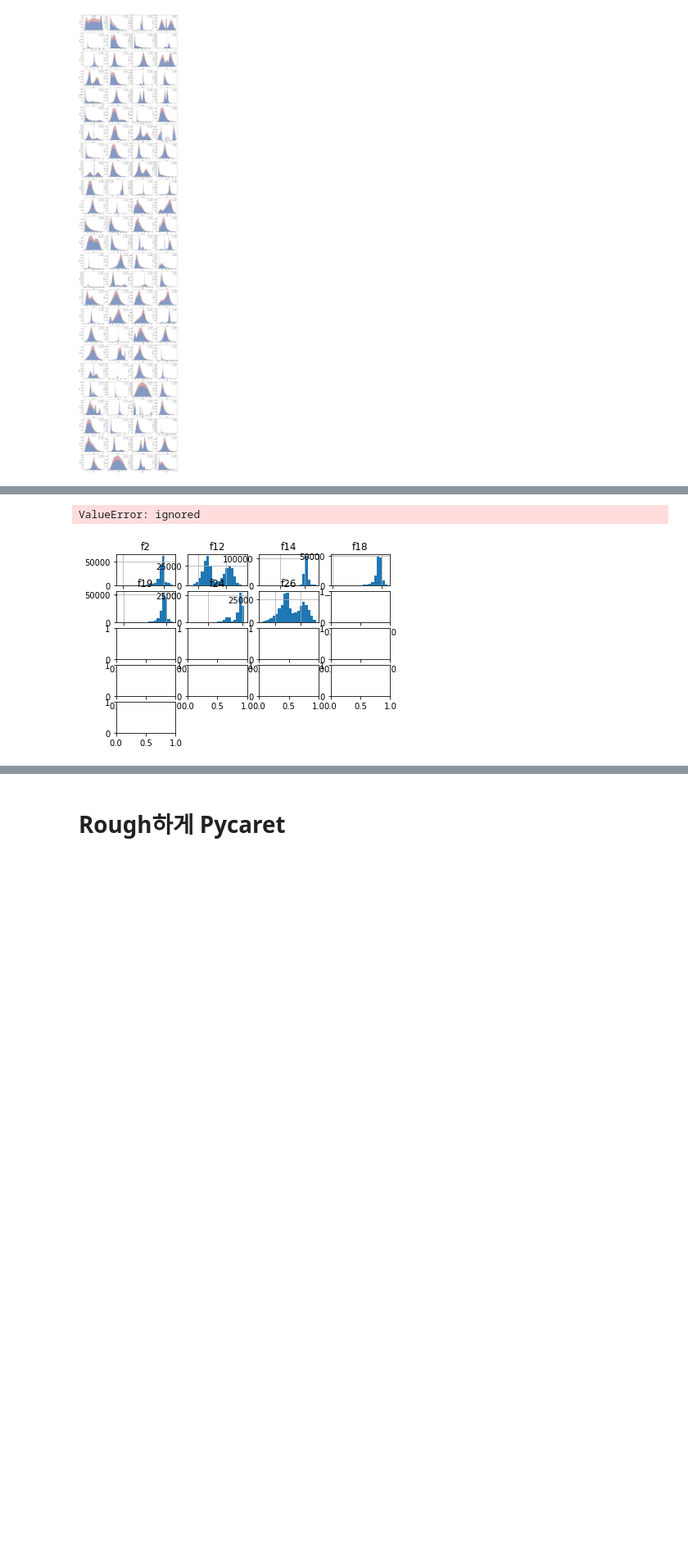
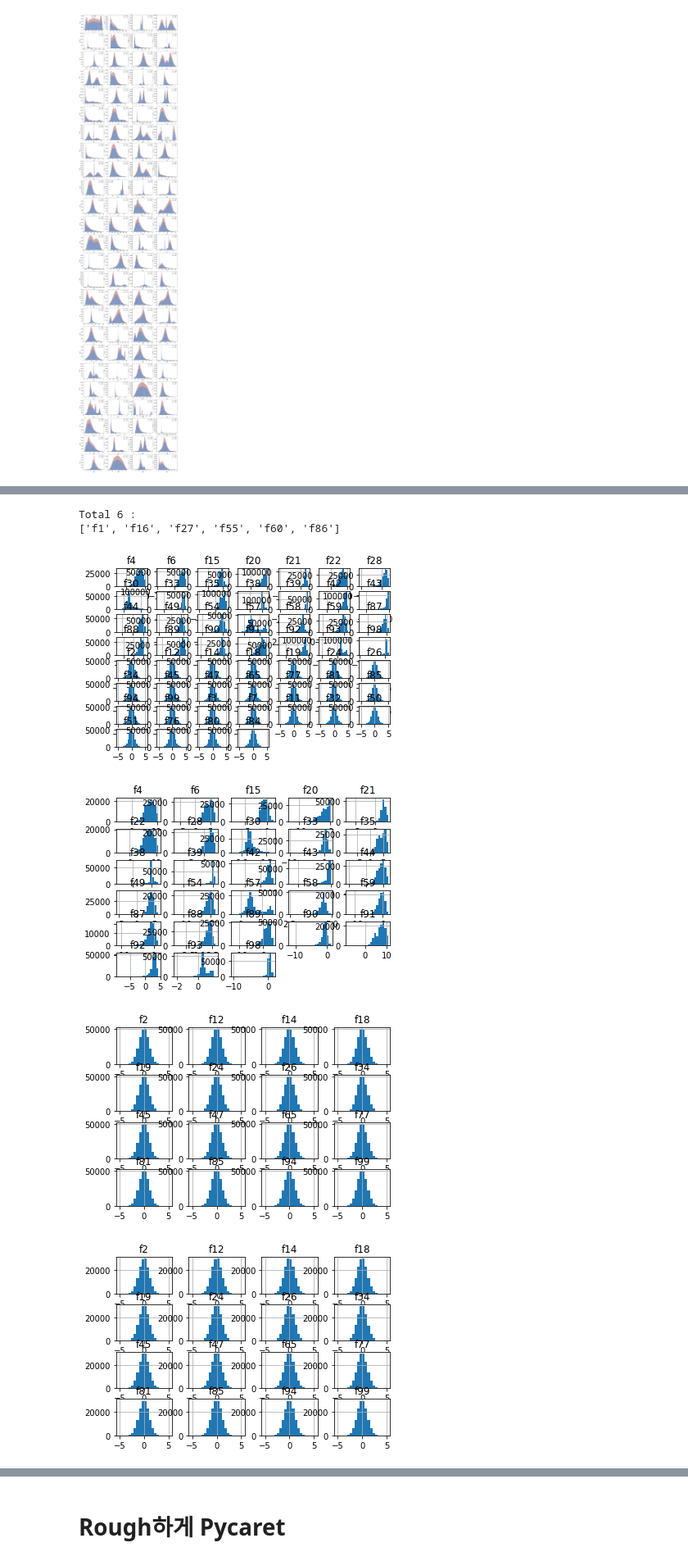
Before and after one commit to Jee-9/Study, a Jupyter notebook: TPS08.ipynb, the cells around one changed output, grey strips where cells are left out. Shown at 82% size. Cells and saved outputs as stored; diff of their text form; code cells hidden in the pictures; blank space fills up the shorter version.

```diff
--- a/TPS08.ipynb
+++ b/TPS08.ipynb
@@ -209,8 +215,6 @@ submission = pd.DataFrame({
 submission.to_csv('my_submission.csv', index = False)
 # %% [markdown]
 # EDA
-# %%
-train.drop(columns = 'kfold', inplace = True)
 # %%
 columns = train.columns[:]
 plt.subplots(figsize = (20, 200))
@@ -261,3 +252,18 @@ bimodal_columns
+# %%
+# Discrete Features
+
+discrete_features = []
+
+for col in train.columns:
+  if np.array_equal(train[col].values, train[col].values.astype(int)):
+    discrete_features.append(col)
+
+
+print(f'Total {len(discrete_features)} : ')
+print(discrete_features)
+# %% [output]
+Total 6 :
+['f1', 'f16', 'f27', 'f55', 'f60', 'f86']
 # %%
 # 1회차
 # standard Scaling
@@ -273,17 +279,37 @@ from sklearn.preprocessing import StandardScaler
 scaler = StandardScaler()
 scaled_train = pd.DataFrame(scaler.fit_transform(train))
 scaled_test = pd.DataFrame(scaler.fit_transform(test))
-# %%
-# log Transformation
-scaled_train = np.log(bimodal_columns)
-scaled_train.hist(bins = 20)
-
-# quantile transformation
-from sklearn.preprocessing import QuantileTransformer
-
-trans = QuantileTransformer(output_distribution = 'normal')
-
-quantiled_train =
-# %% [output]
-ValueError: ignored
-[figure, removed]
+# %%
+scaled_test = pd.DataFrame()
+# %%
+# log Transformation
+scaled_train[s_cols] = np.log(train[s_cols])
+scaled_train.hist(bins = 20)
+scaled_test[s_cols] = np.log(test[s_cols])
+scaled_test.hist(bins = 20)
+
+# Quantile 변환
+from sklearn.preprocessing import QuantileTransformer
+trans = QuantileTransformer(output_distribution='normal')
+
+scaled_train[b_cols] = trans.fit_transform(train[b_cols])
+scaled_train[b_cols].hist(bins = 20)
+scaled_test[b_cols] = trans.fit_transform(test[b_cols])
+scaled_test[b_cols].hist(bins = 20)
+
+scaled_train[m_cols] = trans.fit_transform(train[m_cols])
+scaled_train[m_cols].hist(bins = 20)
+scaled_test[m_cols] = trans.fit_transform(test[m_cols])
+scaled_test[m_cols].hist(bins = 20)
+
+# StandardScaler
+from sklearn.preprocessing import StandardScaler
+
+scaler = StandardScaler()
+scaled_train[other_cols] = scaler.fit_transform(train[other_cols])
+scaled_test[other_cols] = scaler.fit_transform(test[other_cols])
+# %% [output]
+[figure, added]
+[figure, added]
+[figure, added]
+[figure, added]
```
Also changed, not shown: parts of 10 cells of this notebook.
